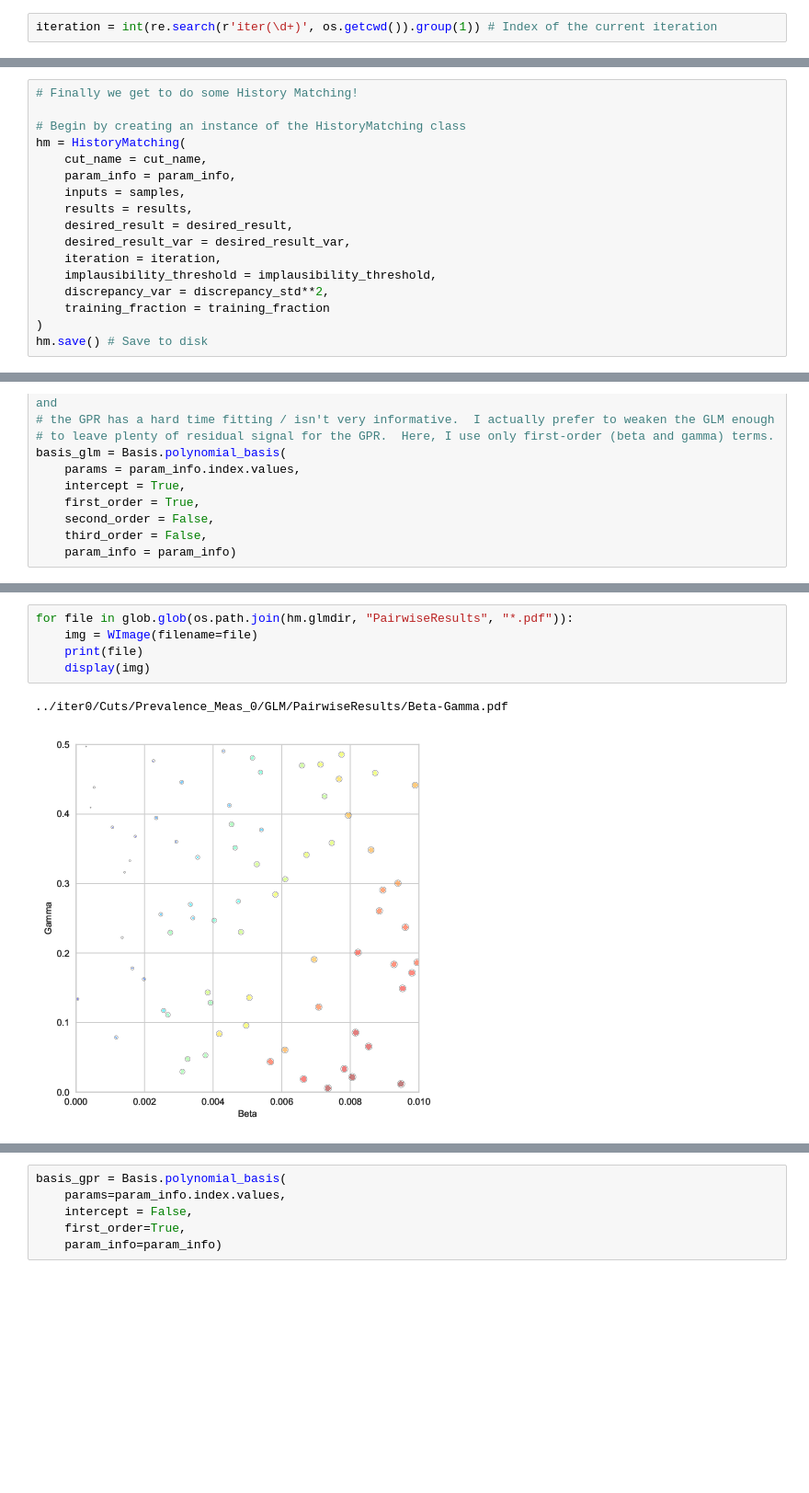
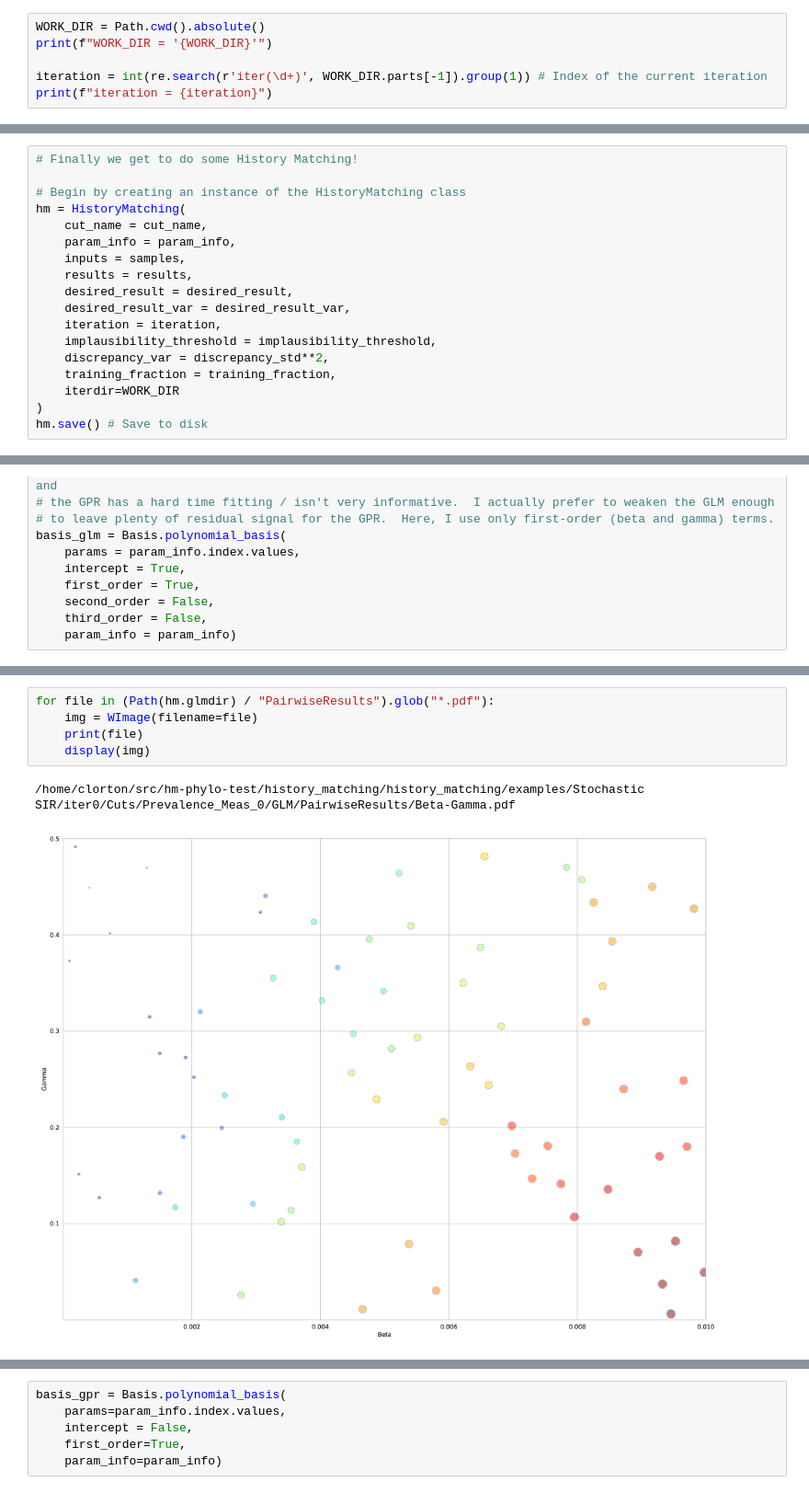
Before and after one commit to InstituteforDiseaseModeling/historymatching, a Jupyter notebook: history_matching/examples/Stochastic SIR/iter0/Iter0.ipynb, the cells around one changed output, grey strips where cells are left out. Shown at 92% size. Saved outputs shown, nothing was run; the diff lists cells and outputs as text; blank space fills up the shorter version.

Commit message:
Stochastic SIR example updates

```diff
--- a/history_matching/examples/Stochastic SIR/iter0/Iter0.ipynb
+++ b/history_matching/examples/Stochastic SIR/iter0/Iter0.ipynb
@@ -27,4 +30,8 @@ import pycuda
 # %% [markdown]
 ### Configure parameters and data for History Matching
 # %%
-iteration = int(re.search(r'iter(\d+)', os.getcwd()).group(1)) # Index of the current iteration
+WORK_DIR = Path.cwd().absolute()
+print(f"WORK_DIR = '{WORK_DIR}'")
+
+iteration = int(re.search(r'iter(\d+)', WORK_DIR.parts[-1]).group(1)) # Index of the current iteration
+print(f"iteration = {iteration}")
@@ -190,7 +196,8 @@ hm = HistoryMatching(
     iteration = iteration,
     implausibility_threshold = implausibility_threshold,
     discrepancy_var = discrepancy_std**2,
-    training_fraction = training_fraction
+    training_fraction = training_fraction,
+    iterdir=WORK_DIR
 )
 hm.save() # Save to disk
 # %% [output]
@@ -257,10 +264,10 @@ Plotting
 # %%
-for file in glob.glob(os.path.join(hm.glmdir, "PairwiseResults", "*.pdf")):
+for file in (Path(hm.glmdir) / "PairwiseResults").glob("*.pdf"):
     img = WImage(filename=file)
     print(file)
     display(img)
 # %% [output]
-../iter0/Cuts/Prevalence_Meas_0/GLM/PairwiseResults/Beta-Gamma.pdf
+/home/clorton/src/hm-phylo-test/history_matching/history_matching/examples/Stochastic SIR/iter0/Cuts/Prevalence_Meas_0/GLM/PairwiseResults/Beta-Gamma.pdf
-[figure, old version]
+[figure, new version]
 # %%
 # Results get saved to disk, so load and display:
```
Also changed, not shown: parts of 18 cells of this notebook, 4 other files.
